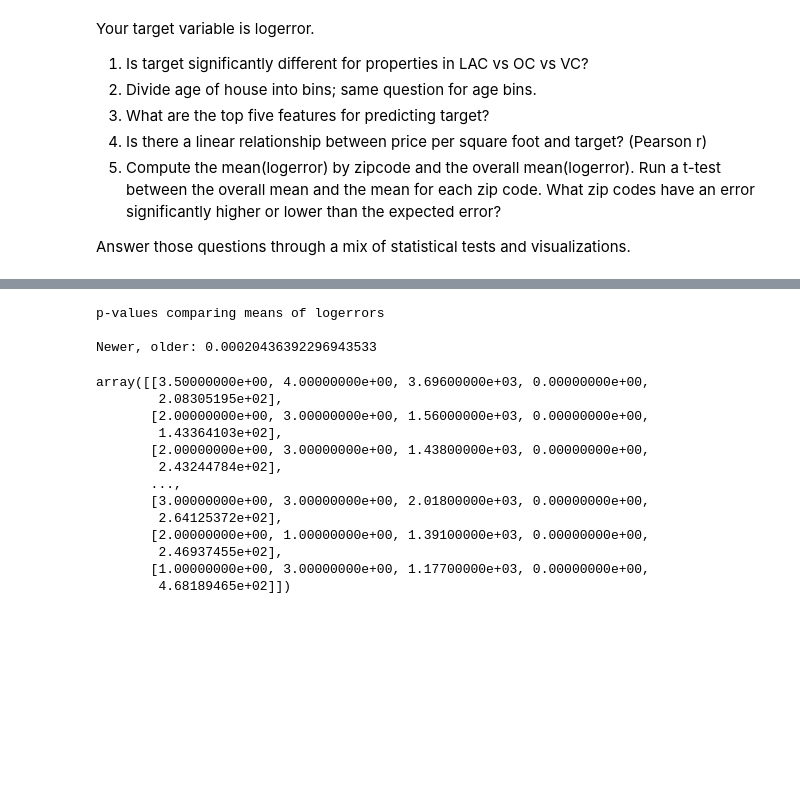
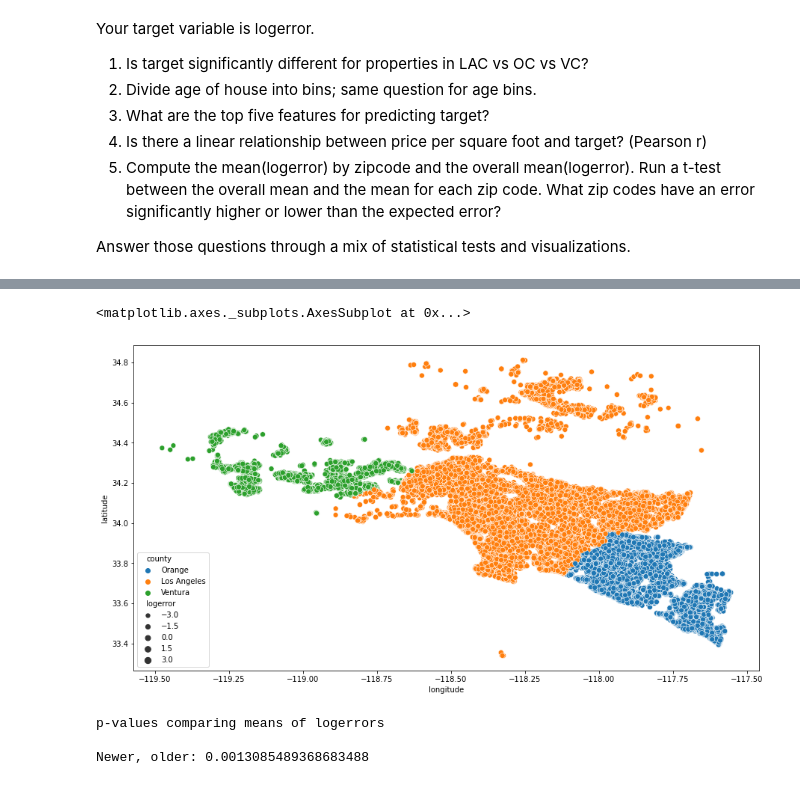
Before and after one commit to konstanzer/clustering-exercises, a Jupyter notebook: explore.ipynb, the cells around one changed output, grey strips where cells are left out. Saved outputs shown, nothing was run; the diff lists cells and outputs as text; code cells hidden in the pictures; blank space fills up the shorter version.

```diff
--- a/explore.ipynb
+++ b/explore.ipynb
@@ -90,28 +107,18 @@ VC, OC: 0.26378036682924066
+# %%
+f,ax = plt.subplots(figsize=(15,8))
+sns.scatterplot(data=X_train, x='longitude', y='latitude', hue='county', size=y_train)
+# %% [output]
+<matplotlib.axes._subplots.AxesSubplot at 0x...>
+[figure, added]
 # %%
 new = y_train[X_train.age_bins==0] #newer
 old = y_train[X_train.age_bins==1]
 
 new_old = scs.mannwhitneyu(new, old)
 
-print("p-values comparing means of logerrors\n")
+print("\np-values comparing means of logerrors\n")
 print(f"Newer, older: {new_old[1]}")
 # %% [output]
 p-values comparing means of logerrors
 
-Newer, older: 0.00020436392296943533
+Newer, older: 0.0013085489368683488
-# %%
-SelectKBest(f_regression, k=5).fit_transform(X_train.iloc[:,:-1], y_train)
-# %% [output]
-array([[3.50000000e+00, 4.00000000e+00, 3.69600000e+03, 0.00000000e+00,
-        2.08305195e+02],
-       [2.00000000e+00, 3.00000000e+00, 1.56000000e+03, 0.00000000e+00,
-        1.43364103e+02],
-       [2.00000000e+00, 3.00000000e+00, 1.43800000e+03, 0.00000000e+00,
-        2.43244784e+02],
-       ...,
-       [3.00000000e+00, 3.00000000e+00, 2.01800000e+03, 0.00000000e+00,
-        2.64125372e+02],
-       [2.00000000e+00, 1.00000000e+00, 1.39100000e+03, 0.00000000e+00,
-        2.46937455e+02],
-       [1.00000000e+00, 3.00000000e+00, 1.17700000e+03, 0.00000000e+00,
-        4.68189465e+02]])
```
Also changed, not shown: parts of 11 cells of this notebook, 1 other file.
